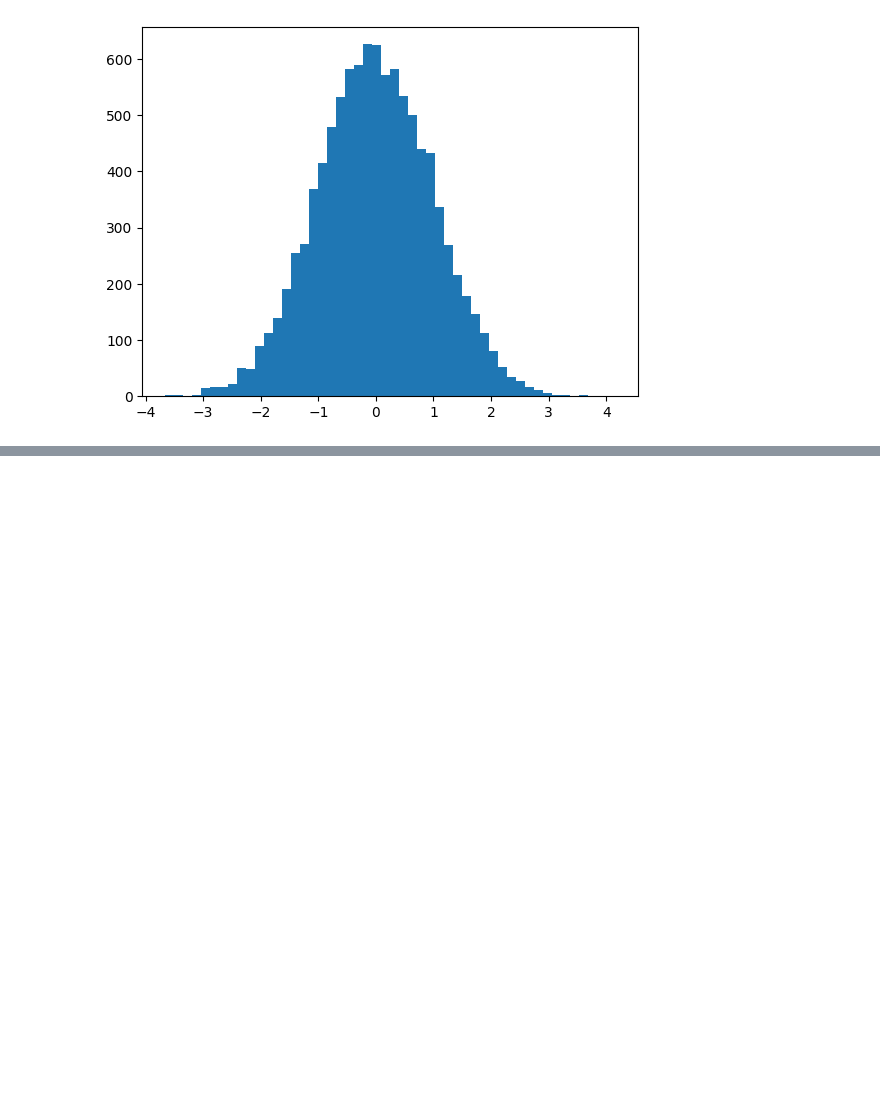
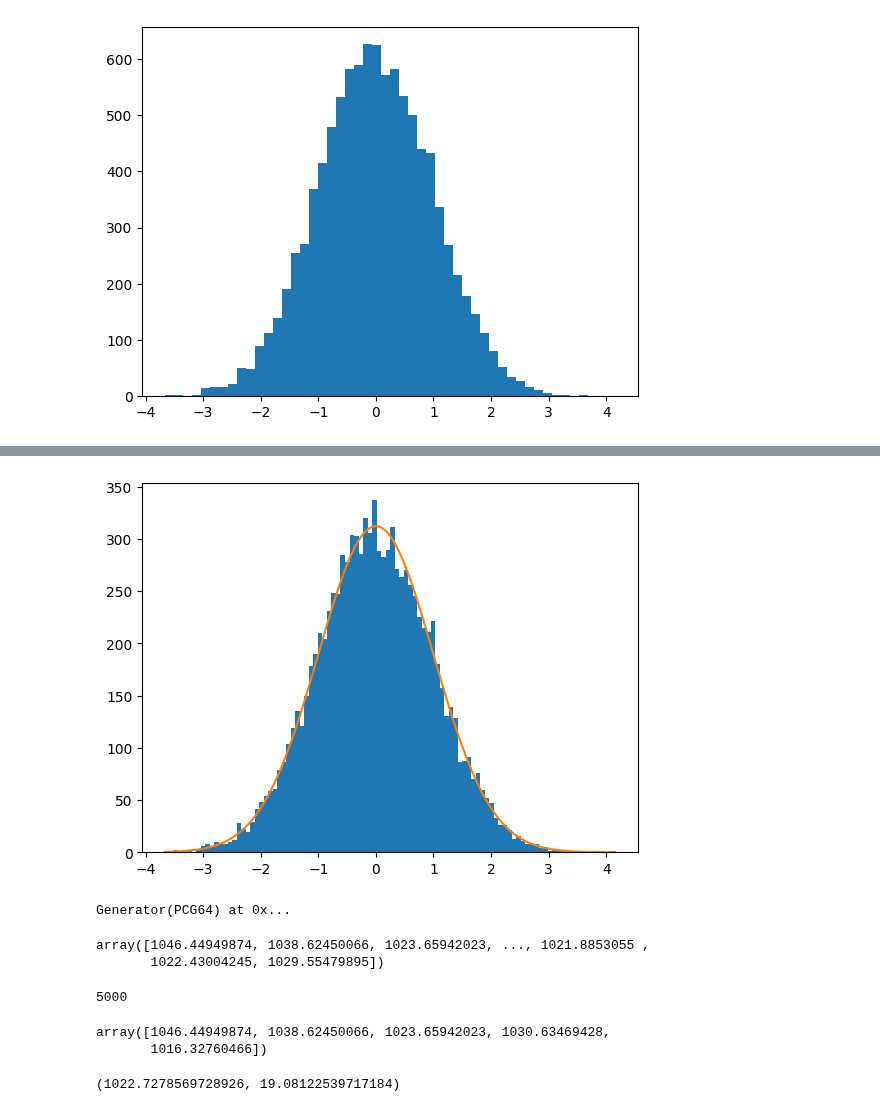
Before and after one commit to pNatTueku/basicPython, a Jupyter notebook: basic_normal_distribution.ipynb, the cells around one changed output, grey strips where cells are left out. Saved outputs shown, nothing was run; the diff lists cells and outputs as text; code cells hidden in the pictures; blank space fills up the shorter version.

```diff
--- a/basic_normal_distribution.ipynb
+++ b/basic_normal_distribution.ipynb
@@ -81,0 +87,5 @@ plt.show()
+# %%
+bins = 100
+bin_width = (nums.max() - nums.min()) / bins
+
+bins, bin_width
@@ -81,0 +94,3 @@ plt.show()
+# %%
+histogram_area = len(nums) * bin_width
+histogram_area
@@ -81,0 +128,5 @@ plt.show()
+# %%
+# compare our histogram of observations with the theoretical curve
+
+x = np.linspace(nums.min(), nums.max(), 101)
+x
@@ -81,0 +151,33 @@ plt.show()
+# %%
+# plot
+
+plt.hist(nums, bins = 100)
+plt.plot(x, scipy.stats.norm.pdf(x) * histogram_area)
+plt.show()
+# %% [output]
+[figure, added]
+# %%
+# define the normal distribution with any mean and sigma
+
+rn_default
+# %% [output]
+Generator(PCG64) at 0x...
+# %%
+weights = rn_default.normal(1023, 19, size = 5_000)
+weights
+# %% [output]
+array([1046.44949874, 1038.62450066, 1023.65942023, ..., 1021.8853055 ,
+       1022.43004245, 1029.55479895])
+# %%
+len(weights)
+# %% [output]
+5000
+# %%
+weights[:5]
+# %% [output]
+array([1046.44949874, 1038.62450066, 1023.65942023, 1030.63469428,
+       1016.32760466])
+# %%
+weights.mean(), weights.std()
+# %% [output]
+(1022.7278569728926, 19.08122539717184)
```
Also changed, not shown: parts of 12 cells of this notebook.
